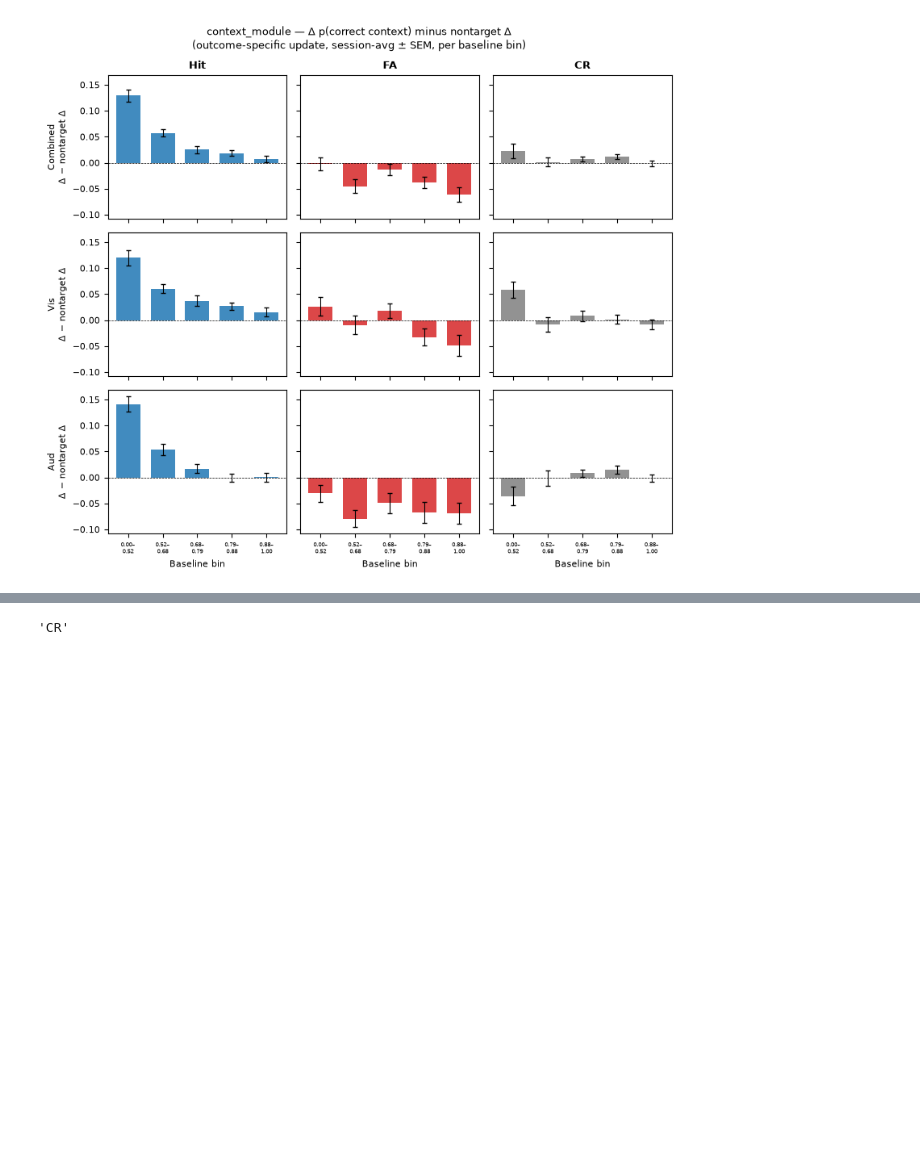
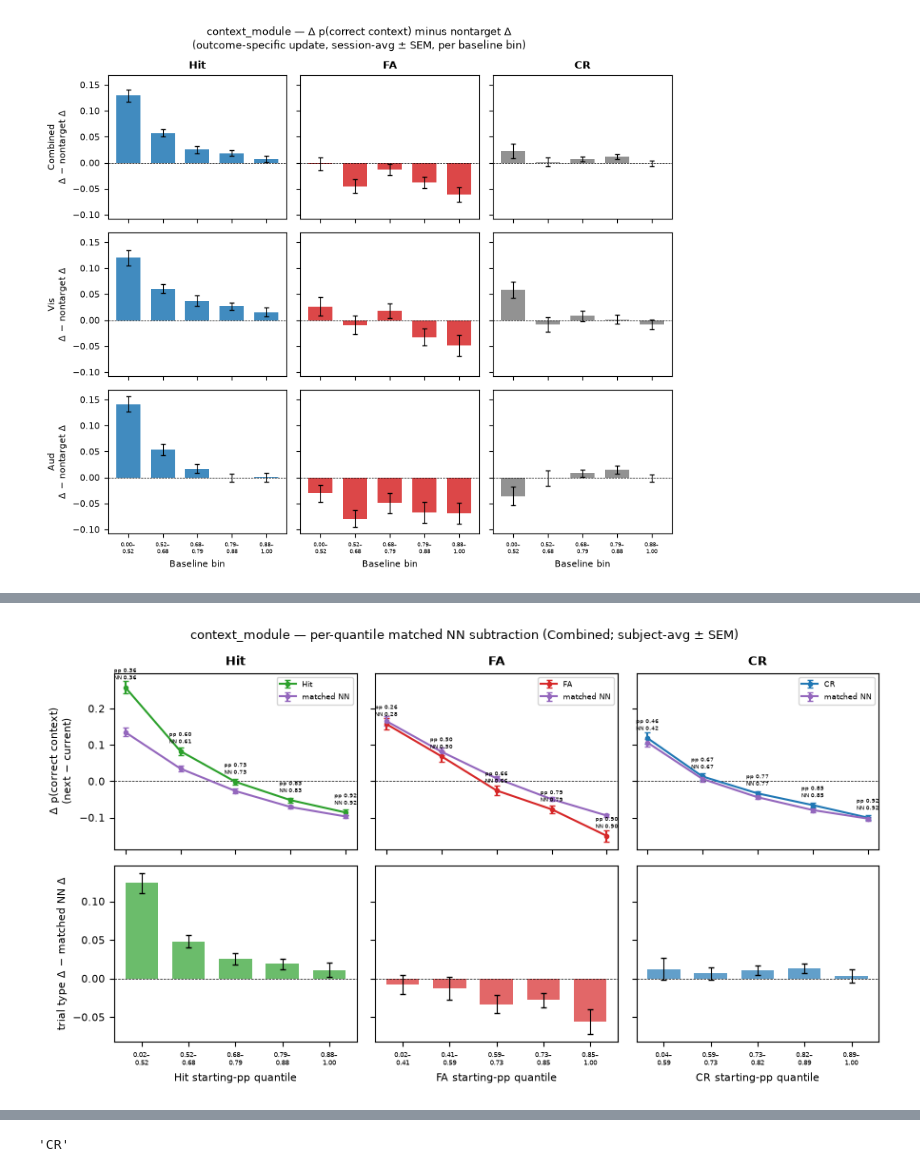
Before and after one commit to AllenInstitute/dynamic_routing_analysis, a Jupyter notebook: notebooks/plot_trialwise_decoder_confidence_updates.ipynb, the cells around one changed output, grey strips where cells are left out. Drawn from its saved outputs; the diff is of its cells as text; code cells hidden in the pictures; blank space fills up the shorter version.

```diff
--- a/notebooks/plot_trialwise_decoder_confidence_updates.ipynb
+++ b/notebooks/plot_trialwise_decoder_confidence_updates.ipynb
@@ -1238,0 +1433,45 @@ fig.tight_layout()
+# %%
+# Per-quantile breakdown (Combined vis+aud): trial-type Δ and matched NN Δ (top), and their difference (bottom).
+# Matched NN mean starting pp is shown as a check on within-bin balance (should track the trial type's).
+# Quantile edges in the x labels are pooled across sessions; with quantile_scope='session' they are only approximate.
+
+outcome_colors = {'Hit': 'tab:green', 'FA': 'tab:red', 'CR': 'tab:blue'}
+
+fig, axes = plt.subplots(2, 3, figsize=(9, 5), sharey='row')
+for col_i, outcome in enumerate(matched_outcomes):
+    _, per_trial = matched_results[('Combined', outcome, 'delta')]
+    per_trial = per_trial[per_trial['matched']]
+    sess_bin = aggregate_units(per_trial.groupby(['session_id', 'q_bin'])[
+        ['delta', 'nn_delta', 'diff', 'predict_proba', 'nn_predict_proba']].mean())
+    bin_mean = sess_bin.groupby('q_bin').mean()
+    bin_sem = sess_bin.groupby('q_bin').sem()
+    edges = np.quantile(per_trial['predict_proba'], np.linspace(0, 1, n_quantiles + 1))
+
+    ax = axes[0, col_i]
+    ax.axhline(0, color='k', linewidth=0.5, linestyle='--')
+    ax.errorbar(bin_mean.index, bin_mean['delta'], yerr=bin_sem['delta'], color=outcome_colors[outcome],
+                marker='o', ms=3, capsize=2, label=outcome)
+    ax.errorbar(bin_mean.index, bin_mean['nn_delta'], yerr=bin_sem['nn_delta'], color='tab:purple',
+                marker='o', ms=3, capsize=2, label='matched NN')
+    ax.set_title(outcome, fontweight='bold')
+    ax.set_xticks(range(len(edges) - 1))
+    ax.set_xticklabels([])
+    ax.legend(fontsize=6)
+    for bb, row in bin_mean.iterrows():
+        ax.annotate(f'pp {row["predict_proba"]:.2f}\nNN {row["nn_predict_proba"]:.2f}', (bb, row['delta']),
+                    textcoords='offset points', xytext=(0, 6), ha='center', fontsize=4.5)
+
+    ax = axes[1, col_i]
+    ax.axhline(0, color='k', linewidth=0.5, linestyle='--')
+    ax.bar(bin_mean.index, bin_mean['diff'], yerr=bin_sem['diff'], color=outcome_colors[outcome],
+           alpha=0.7, width=0.7, error_kw=dict(elinewidth=0.8, capsize=2))
+    ax.set_xticks(range(len(edges) - 1))
+    ax.set_xticklabels([f'{edges[bb]:.2f}–\n{edges[bb+1]:.2f}' for bb in range(len(edges) - 1)], fontsize=5)
+    ax.set_xlabel(f'{outcome} starting-pp quantile')
+
+axes[0, 0].set_ylabel('Δ p(correct context)\n(next − current)')
+axes[1, 0].set_ylabel('trial type Δ − matched NN Δ')
+fig.suptitle(f'{sel_structure} — per-quantile matched NN subtraction (Combined; {aggregation_level}-avg ± SEM)')
+fig.tight_layout()
+# %% [output]
+[figure, added]
```
Also changed, not shown: parts of 13 cells of this notebook, 5 other files.
